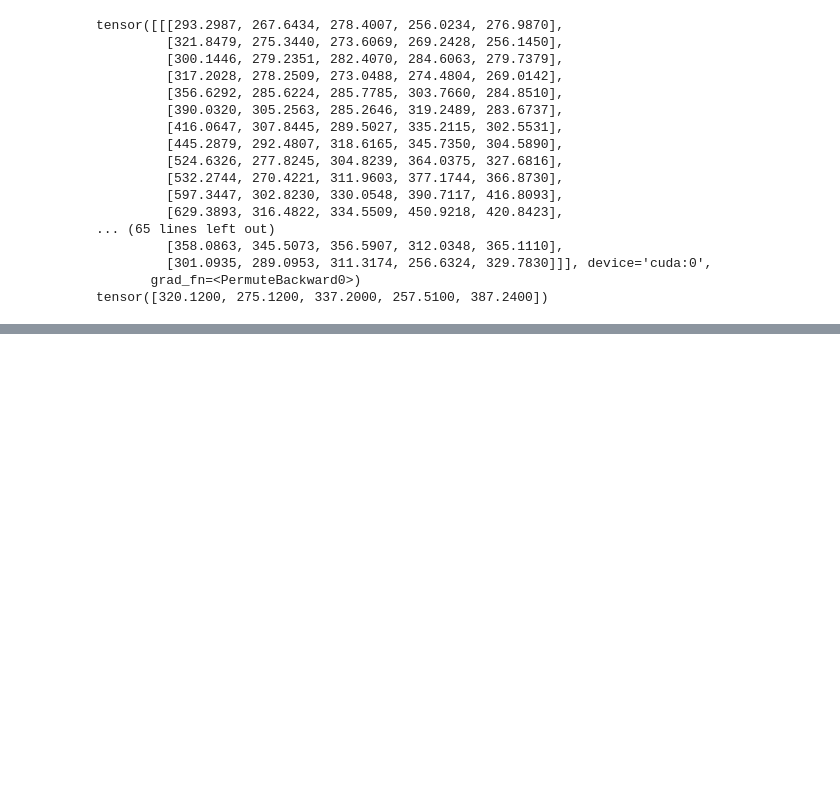
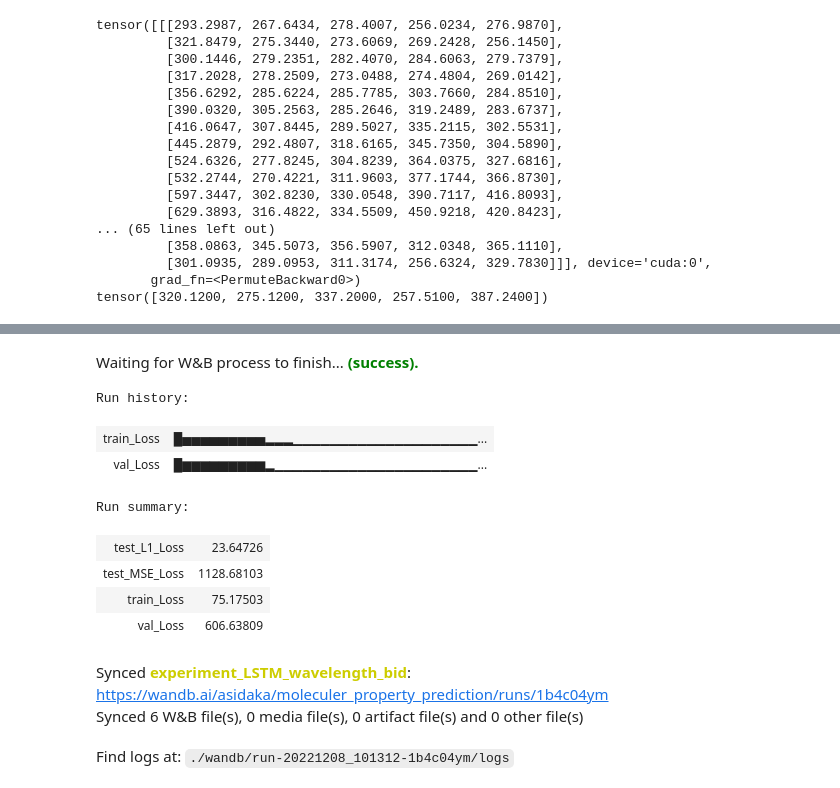
Before and after one commit to ishiken4869/LSTM_wavelength, a Jupyter notebook: source/LSTM_wavelength_bid.ipynb, the cells around one changed output, grey strips where cells are left out. Drawn from its saved outputs; the diff is of its cells as text; code cells hidden in the pictures; blank space fills up the shorter version.

```diff
--- a/source/LSTM_wavelength_bid.ipynb
+++ b/source/LSTM_wavelength_bid.ipynb
@@ -321,5 +298,5 @@ plt.show()
 # %%
-def test(dataset, test_dataset, model):
+def test_L1(dataset, test_dataset, model):
     model.eval()
     device = torch.device('cuda:0' if torch.cuda.is_available() else 'cpu')
 
@@ -350,5 +330,5 @@ test_Loss: 25.054
 # %%
-def test(dataset, test_dataset, model):
+def test_MSE(dataset, test_dataset, model):
     model.eval()
     device = torch.device('cuda:0' if torch.cuda.is_available() else 'cpu')
 
@@ -379,0 +362,15 @@ Error:
+# %%
+wandb.finish()
+# %% [output]
+Waiting for W&B process to finish... (success).
+Run history:
+| train_Loss | █▅▅▅▅▅▅▅▅▅▂▂▂▁▁▁▁▁▁▁▁▁▁▁▁▁▁▁▁▁▁▁▁... |
+| val_Loss | █▆▆▆▆▆▆▆▆▆▂▁▁▁▁▁▁▁▁▁▁▁▁▁▁▁▁▁▁▁▁▁▁... |
+Run summary:
+| test_L1_Loss | 23.64726 |
+| test_MSE_Loss | 1128.68103 |
+| train_Loss | 75.17503 |
+| val_Loss | 606.63809 |
+Synced experiment_LSTM_wavelength_bid: https://wandb.ai/asidaka/moleculer_property_prediction/runs/1b4c04ym
+Synced 6 W&B file(s), 0 media file(s), 0 artifact file(s) and 0 other file(s)
+Find logs at: ./wandb/run-20221208_101312-1b4c04ym/logs
```
Also changed, not shown: parts of 17 cells of this notebook, 12 other files.
